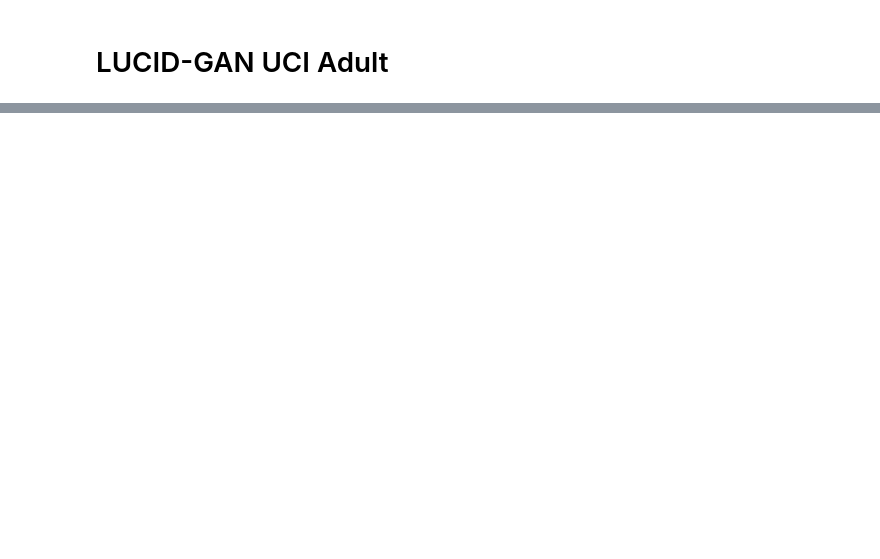
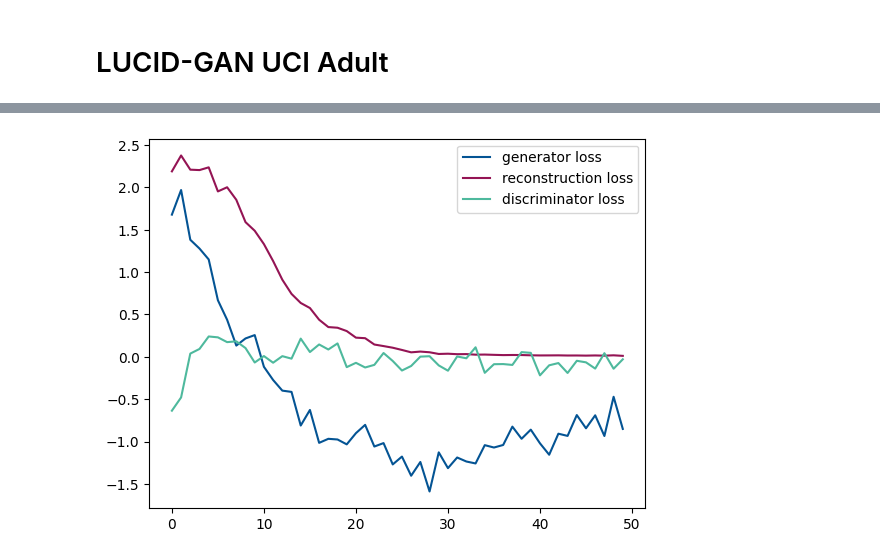
Before and after one commit to Integrated-Intelligence-Lab/canonical_sets, a Jupyter notebook: examples/example_GAN_adult.ipynb, the cells around one changed output, grey strips where cells are left out. Cells and saved outputs as stored; diff of their text form; code cells hidden in the pictures; blank space fills up the shorter version.

```diff
--- a/examples/example_GAN_adult.ipynb
+++ b/examples/example_GAN_adult.ipynb
@@ -800,7 +870,7 @@ adult_data = pd.concat([adult_test_data, pd.DataFrame(adult_preds, columns=["pre
 
 int_adult_lucidgan = LUCIDGAN(epochs=50)
 
-int_adult_lucidgan.set_random_state(42)
+int_adult_lucidgan.set_random_state(1234)
 int_adult_lucidgan.fit(adult_data, conditional=["preds"])
 
 plt.plot(int_adult_lucidgan.generator_loss, label = "generator loss")
@@ -808,3 +878,4 @@ plt.plot(int_adult_lucidgan.reconstruction_loss, label = "reconstruction loss")
 plt.plot(int_adult_lucidgan.discriminator_loss, label = "discriminator loss")
 plt.legend()
 plt.show()
+# %% [output]
@@ -811,3 +883,4 @@ plt.show()
+[figure, added]
 # %%
 plt.rcParams["figure.figsize"] = [7.50, 3.50]
 plt.rcParams["figure.autolayout"] = True
```
Also changed, not shown: parts of 11 cells of this notebook, 1 other file.
